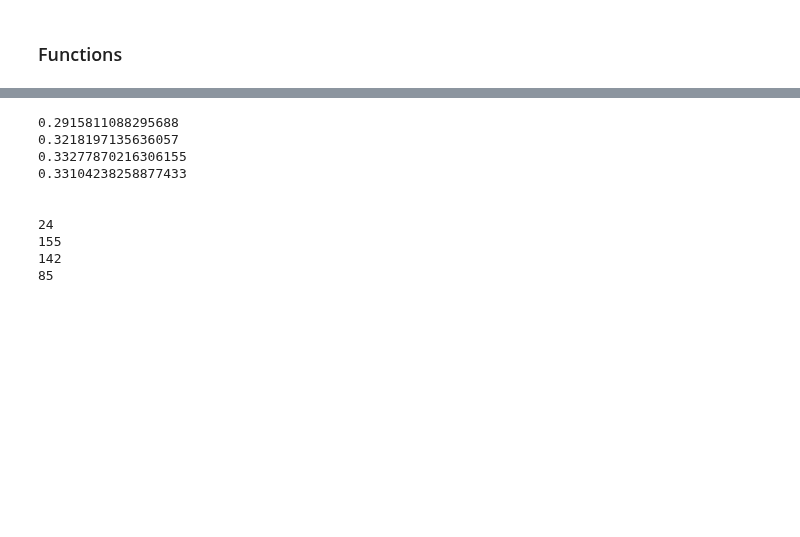
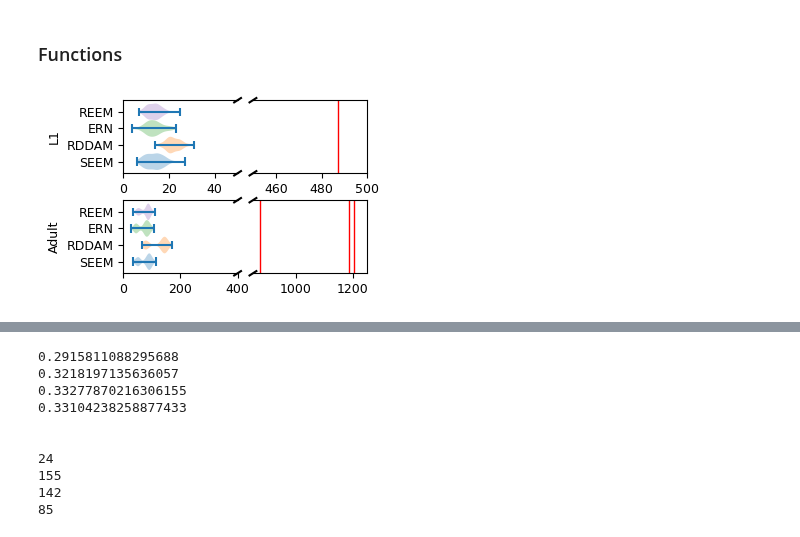
Before and after one commit to Zach-Attach/SEEM, a Jupyter notebook: src/analysis/overlap.ipynb, the cells around one changed output, grey strips where cells are left out. Cells and saved outputs as stored; diff of their text form; code cells hidden in the pictures; blank space fills up the shorter version.

Commit message:
Minor updates to plots

```diff
--- a/src/analysis/overlap.ipynb
+++ b/src/analysis/overlap.ipynb
@@ -22,3 +22,102 @@ def createOverlapGraph(G, G_compare=G_SEEM_FC):
   #     G_overlap.add_edge(e)
   G_overlap.add_edges_from(e for e in G_compare.edges(data=True) if (e[0],e[1]) in G.edges())
   return G_overlap
+# %%
+def getOverlapDist(Gs, cennG):
+    return [createOverlapGraph(cennG, g).number_of_edges() for g in Gs]
+# %%
+overlapDists1 = {
+  'SEEM': getOverlapDist(SEEM_Array_Witvliet[0],G_W1),
+  'RDDAM': getOverlapDist(RDDAM_Graphs_W1,G_W1),
+  'ERN': getOverlapDist(rand_Graphs_W1,G_W1),
+  'REEM': getOverlapDist(SEEM_Array_Witvliet_Rand[0],G_W1)
+ }
+
+overlapDists5 = {
+  'SEEM': getOverlapDist(SEEM_Array_Witvliet[6],G_W7) + getOverlapDist(SEEM_Array_Witvliet[7],G_W8) + getOverlapDist(SEEM_White,G_White),
+  'RDDAM': getOverlapDist(RDDAM_Graphs_W7,G_W7) + getOverlapDist(RDDAM_Graphs_W8,G_W8) + getOverlapDist(RDDAM_Graphs_White,G_White),
+  'ERN': getOverlapDist(rand_Graphs_W7,G_W7) + getOverlapDist(rand_Graphs_W8,G_W8) + getOverlapDist(rand_Graphs_White,G_White),
+  'REEM': getOverlapDist(SEEM_Array_Witvliet_Rand[6],G_W7) + getOverlapDist(SEEM_Array_Witvliet_Rand[7],G_W8) + getOverlapDist(SEEM_White_Rand,G_White)
+ }
+# %%
+from lib.style import color
+import matplotlib.pyplot as plt
+import numpy as np
+labels = ['SEEM', 'RDDAM', 'ERN', 'REEM']
+
+def set_axis_style(ax, labels):
+    ax.yaxis.set_tick_params(direction='out')
+    ax.yaxis.set_ticks_position('left')
+    ax.set_yticks(np.arange(1, len(labels) + 1), labels=labels)
+
+def violinPlot():
+
+    plt.rcParams.update({'font.size': 9})
+
+    figSize = (3.3125, 2) #if ticks else (1.25, 4)
+
+    fig, axes = plt.subplots(nrows=2, ncols=2, figsize=figSize, sharex=False, sharey=False, layout="constrained")
+
+    fig.get_layout_engine().set(w_pad=0, h_pad=0.01, hspace=0, wspace=0)
+
+
+
+    vplot0 = axes[0][0].violinplot(overlapDists1.values(), vert=False, widths=1)
+    # vplot0 = axes[0][1].violinplot(overlapDists1.values(), vert=False, widths=1)
+    vplot1 = axes[1][0].violinplot(overlapDists5.values(), vert=False, widths=1)
+    # vplot1 = axes[1][1].violinplot(overlapDists5.values(), vert=False, widths=1)
+    for body0, body1, label in zip(vplot0['bodies'], vplot1['bodies'], labels):
+        body0.set_facecolor(color[label])
+        body1.set_facecolor(color[label])
+
+    axes[0][0].set_xlim(0, 50)
+    axes[1][0].set_xlim(0, 400)
+    axes[0][1].set_xlim(450, 500)
+    axes[1][1].set_xlim(850, 1250)
+
+    axes[0][0].spines['right'].set_visible(False)
+    axes[0][1].spines['left'].set_visible(False)
+    axes[1][0].spines['right'].set_visible(False)
+    axes[1][1].spines['left'].set_visible(False)
+
+    axes[0][1].axvline(x = G_W1.number_of_edges(), color = 'r', linestyle = '-', linewidth=1)
+    axes[1][1].axvline(x = G_W7.number_of_edges(), color = 'r', linestyle = '-', linewidth=1)
+    axes[1][1].axvline(x = G_W8.number_of_edges(), color = 'r', linestyle = '-', linewidth=1)
+    axes[1][1].axvline(x = G_White.number_of_edges(), color = 'r', linestyle = '-', linewidth=1)
+
+    set_axis_style(axes[0][0], labels)
+    set_axis_style(axes[1][0], labels)
+    set_axis_style(axes[0][1], [])
+    set_axis_style(axes[1][1], [])
+
+    axes[0][0].set_ylabel('L1', fontsize=9)
+    axes[1][0].set_ylabel('Adult', fontsize=9)
+
+    d = .03  # how big to make the diagonal lines in axes coordinates
+    # arguments to pass to plot, just so we don't keep repeating them
+    kwargs = dict(transform=axes[0][0].transAxes, color='k', clip_on=False)
+    axes[0][0].plot((1-d, 1+d), (1-d, 1+d), **kwargs)        # top-left diagonal
+    axes[0][0].plot((1 - d, 1 + d), (-d, +d), **kwargs)  # top-right diagonal
+
+    kwargs.update(transform=axes[0][1].transAxes)  # switch to the bottom axes
+    axes[0][1].plot((-d, +d), (1 - d, 1 + d), **kwargs)  # bottom-left diagonal
+    axes[0][1].plot((-d, d), ( -d,  +d), **kwargs)  # bottom-right diagonal
+
+        # arguments to pass to plot, just so we don't keep repeating them
+    kwargs = dict(transform=axes[1][0].transAxes, color='k', clip_on=False)
+    axes[1][0].plot((1-d, 1+d), (1-d, 1+d), **kwargs)        # top-left diagonal
+    axes[1][0].plot((1 - d, 1 + d), (-d, +d), **kwargs)  # top-right diagonal
+
+    kwargs.update(transform=axes[1][1].transAxes)  # switch to the bottom axes
+    axes[1][1].plot((-d, +d), (1 - d, 1 + d), **kwargs)  # bottom-left diagonal
+    axes[1][1].plot((-d, d), ( -d,  +d), **kwargs)  # bottom-right diagonal
+
+
+    plt.savefig(f'data/images/overlaps.pgf', format='pgf', dpi=300)
+
+    plt.show()
+    plt.clf()
+
+violinPlot()
+# %% [output]
+[figure, added]
```
Also changed, not shown: parts of 2 cells of this notebook, 2 other files.
